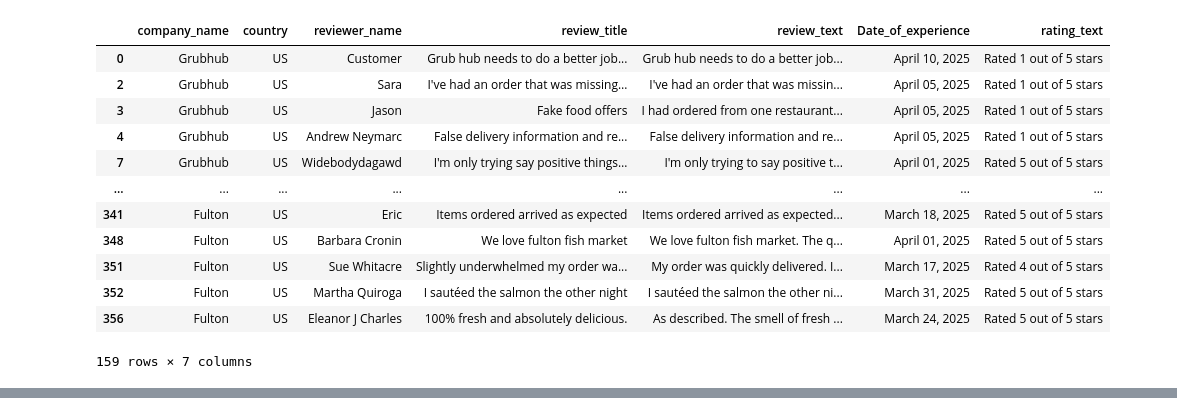
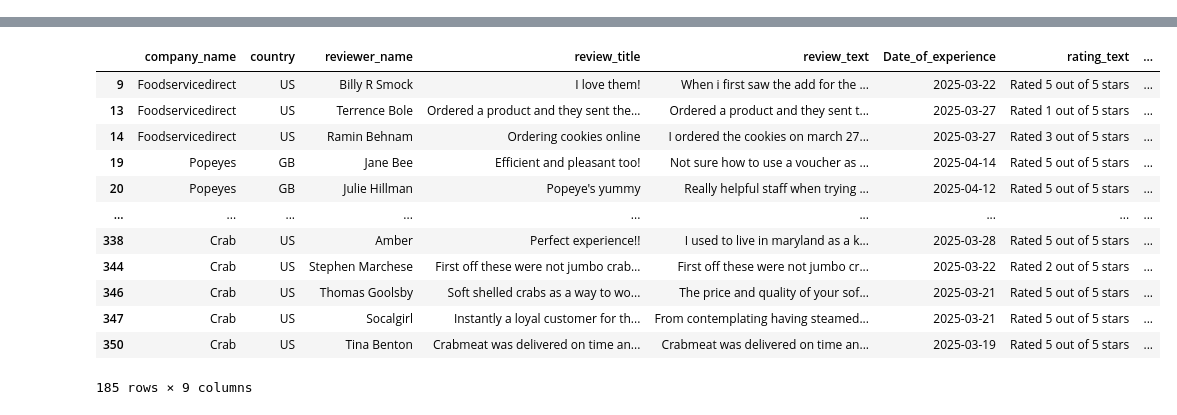
Before and after one commit to Nel-zi/Techgenius_capstone_project, a Jupyter notebook: Techgenius.ipynb, the cells around one changed output, grey strips where cells are left out. Saved outputs shown, nothing was run; the diff lists cells and outputs as text; code cells hidden in the pictures.

```diff
--- a/Techgenius.ipynb
+++ b/Techgenius.ipynb
@@ -522,16 +460,3 @@ memory usage: 9.9+ KB
-# %%
-df
-# %% [output]
-|  | company_name | country | reviewer_name | review_title | review_text | Date_of_experience | rating_text |
-| 0 | Grubhub | US | Customer | Grub hub needs to do a better job... | Grub hub needs to do a better job... | April 10, 2025 | Rated 1 out of 5 stars |
-| 2 | Grubhub | US | Sara | I've had an order that was missing… | I've had an order that was missin... | April 05, 2025 | Rated 1 out of 5 stars |
-| 3 | Grubhub | US | Jason | Fake food offers | I had ordered from one restaurant... | April 05, 2025 | Rated 1 out of 5 stars |
-| 4 | Grubhub | US | Andrew Neymarc | False delivery information and re... | False delivery information and re... | April 05, 2025 | Rated 1 out of 5 stars |
-| 7 | Grubhub | US | Widebodydagawd | I'm only trying say positive things… | I'm only trying to say positive t... | April 01, 2025 | Rated 5 out of 5 stars |
-| ... | ... | ... | ... | ... | ... | ... | ... |
-| 341 | Fulton | US | Eric | Items ordered arrived as expected | Items ordered arrived as expected... | March 18, 2025 | Rated 5 out of 5 stars |
-| 348 | Fulton | US | Barbara Cronin | We love fulton fish market | We love fulton fish market. The q... | April 01, 2025 | Rated 5 out of 5 stars |
-| 351 | Fulton | US | Sue Whitacre | Slightly underwhelmed my order wa... | My order was quickly delivered. I... | March 17, 2025 | Rated 4 out of 5 stars |
-| 352 | Fulton | US | Martha Quiroga | I sautéed the salmon the other night | I sautéed the salmon the other ni... | March 31, 2025 | Rated 5 out of 5 stars |
-| 356 | Fulton | US | Eleanor J Charles | 100% fresh and absolutely delicious. | As described. The smell of fresh ... | March 24, 2025 | Rated 5 out of 5 stars |
-159 rows × 7 columns
+# %%
+transform_data()
+# %% [output]
@@ -537,0 +488,13 @@ df
+|  | company_name | country | reviewer_name | review_title | review_text | Date_of_experience | rating_text | ... |
+| 9 | Foodservicedirect | US | Billy R Smock | I love them! | When i first saw the add for the ... | 2025-03-22 | Rated 5 out of 5 stars | ... |
+| 13 | Foodservicedirect | US | Terrence Bole | Ordered a product and they sent the… | Ordered a product and they sent t... | 2025-03-27 | Rated 1 out of 5 stars | ... |
+| 14 | Foodservicedirect | US | Ramin Behnam | Ordering cookies online | I ordered the cookies on march 27... | 2025-03-27 | Rated 3 out of 5 stars | ... |
+| 19 | Popeyes | GB | Jane Bee | Efficient and pleasant too! | Not sure how to use a voucher as ... | 2025-04-14 | Rated 5 out of 5 stars | ... |
+| 20 | Popeyes | GB | Julie Hillman | Popeye's yummy | Really helpful staff when trying ... | 2025-04-12 | Rated 5 out of 5 stars | ... |
+| ... | ... | ... | ... | ... | ... | ... | ... | ... |
+| 338 | Crab | US | Amber | Perfect experience!! | I used to live in maryland as a k... | 2025-03-28 | Rated 5 out of 5 stars | ... |
+| 344 | Crab | US | Stephen Marchese | First off these were not jumbo crab… | First off these were not jumbo cr... | 2025-03-22 | Rated 2 out of 5 stars | ... |
+| 346 | Crab | US | Thomas Goolsby | Soft shelled crabs as a way to wo... | The price and quality of your sof... | 2025-03-21 | Rated 5 out of 5 stars | ... |
+| 347 | Crab | US | Socalgirl | Instantly a loyal customer for th... | From contemplating having steamed... | 2025-03-21 | Rated 5 out of 5 stars | ... |
+| 350 | Crab | US | Tina Benton | Crabmeat was delivered on time an... | Crabmeat was delivered on time an... | 2025-03-19 | Rated 5 out of 5 stars | ... |
+185 rows × 9 columns
```
Also changed, not shown: parts of 27 cells of this notebook, 14 other files.
